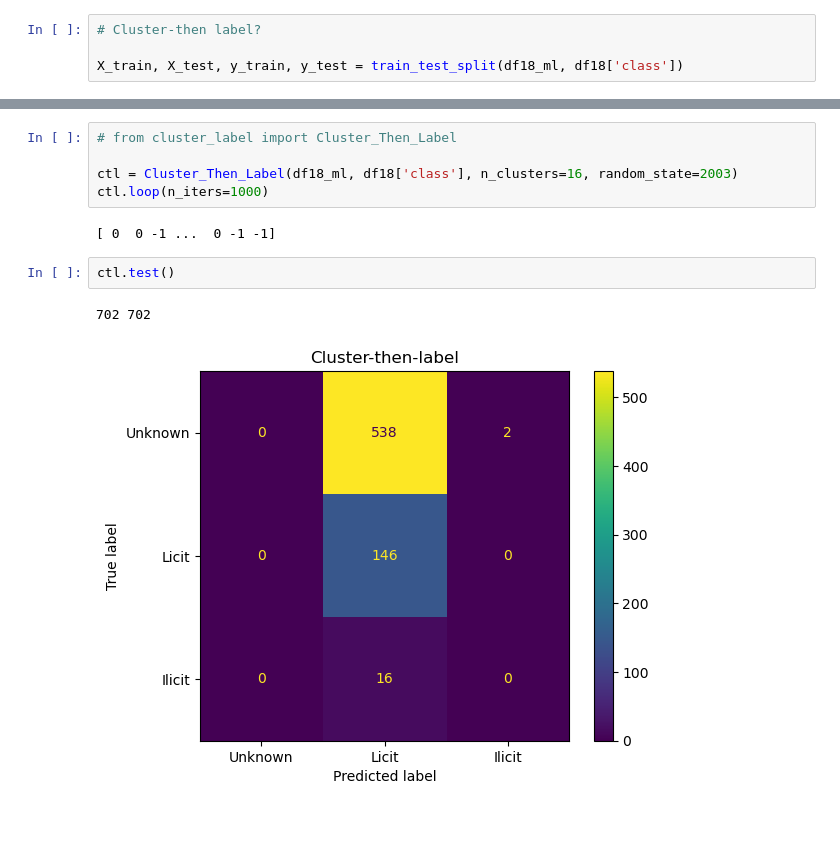
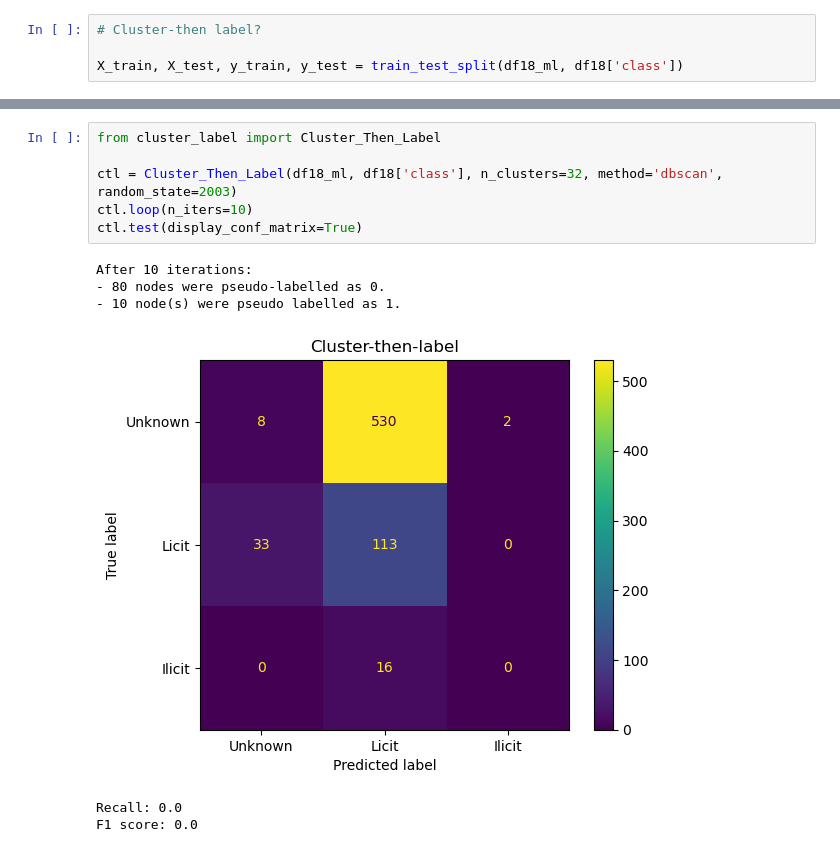
Before and after one commit to Arnau1/GraphAnomaly, a Jupyter notebook: marti2.ipynb, the cells around one changed output, grey strips where cells are left out. Saved outputs shown, nothing was run; the diff lists cells and outputs as text; blank space fills up the shorter version.

```diff
--- a/marti2.ipynb
+++ b/marti2.ipynb
@@ -412,12 +352,13 @@ class Cluster_Then_Label():
 # %%
-# from cluster_label import Cluster_Then_Label
+from cluster_label import Cluster_Then_Label
 
-ctl = Cluster_Then_Label(df18_ml, df18['class'], n_clusters=16, random_state=2003)
-ctl.loop(n_iters=1000)
+ctl = Cluster_Then_Label(df18_ml, df18['class'], n_clusters=32, method='dbscan', random_state=2003)
+ctl.loop(n_iters=10)
+ctl.test(display_conf_matrix=True)
 # %% [output]
-[ 0  0 -1 ...  0 -1 -1]
+After 10 iterations:
+- 80 nodes were pseudo-labelled as 0.
+- 10 node(s) were pseudo labelled as 1.
+[figure, added]
+Recall: 0.0
+F1 score: 0.0
-# %%
-ctl.test()
-# %% [output]
-702 702
-[figure, removed]
```
Also changed, not shown: parts of 7 cells of this notebook, 1 other file.
